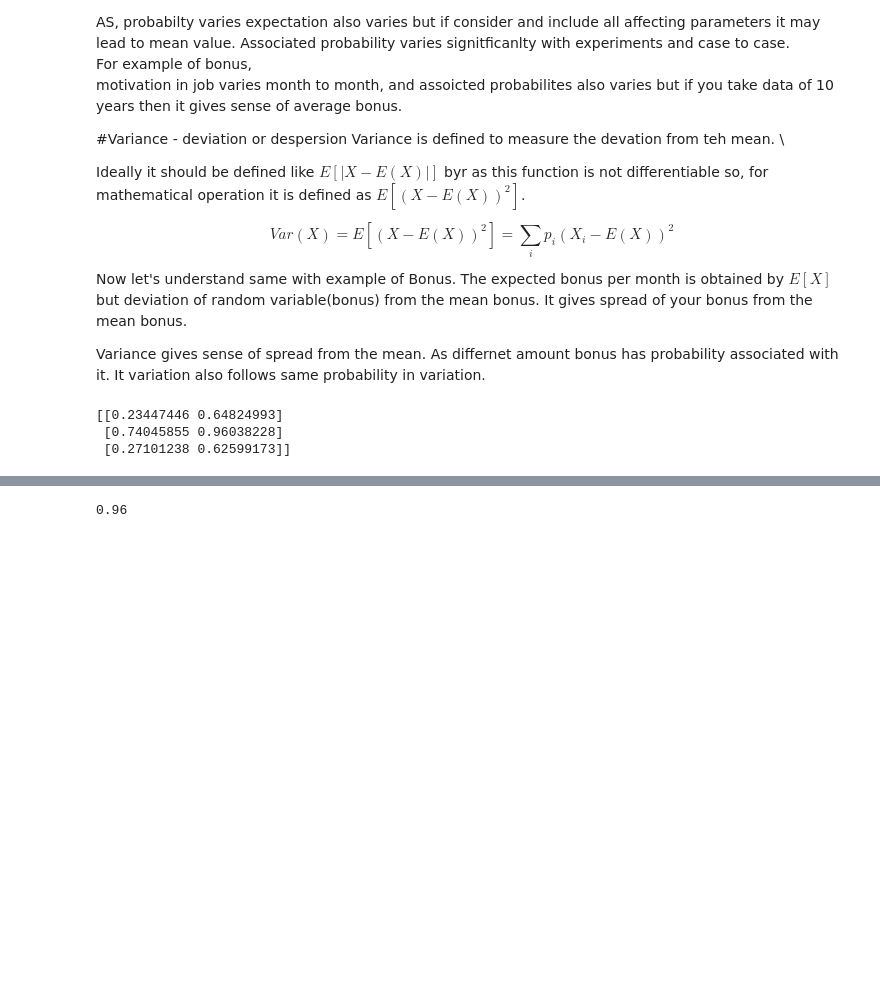
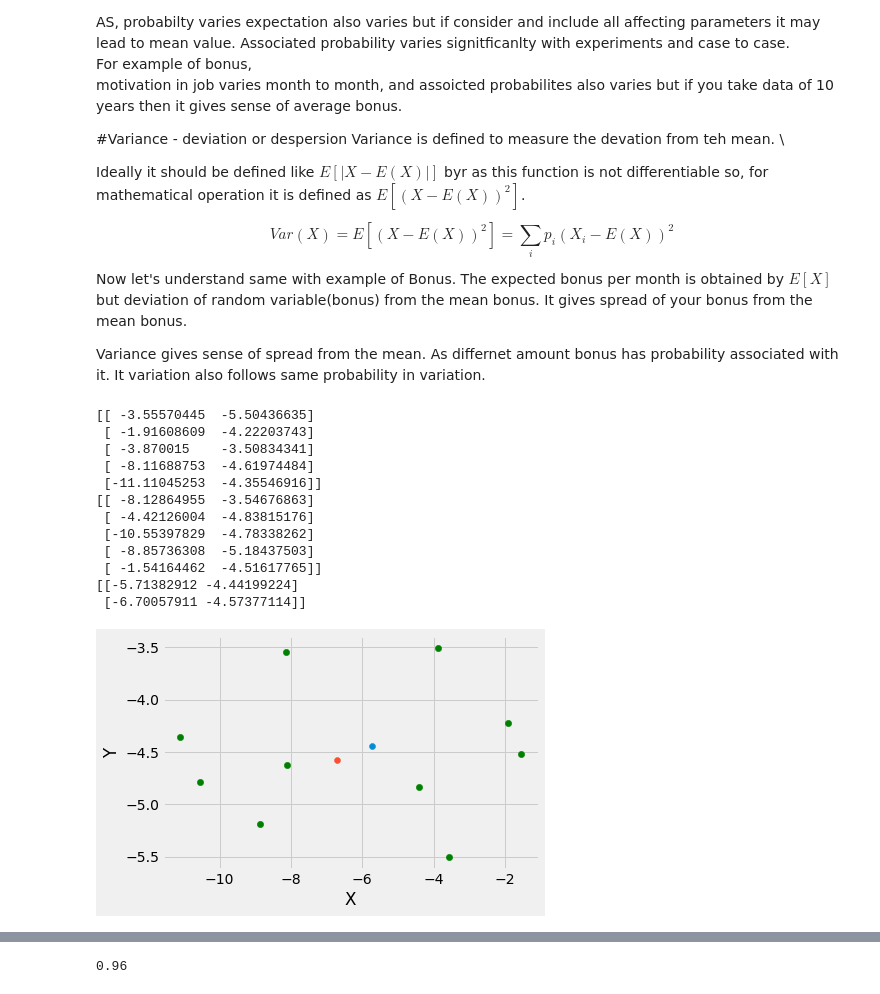
Before and after one commit to pragneshrana/Algo_Trial, a Jupyter notebook: EM.ipynb, the cells around one changed output, grey strips where cells are left out. Drawn from its saved outputs; the diff is of its cells as text; code cells hidden in the pictures; blank space fills up the shorter version.

```diff
--- a/EM.ipynb
+++ b/EM.ipynb
@@ -219,13 +219,29 @@ class Kmeans():
         self.no_of_cluster  = no_of_cluster
         self.max_iteration = max_iteration
 
-    def initialize_centroid(self):
+    def initialize_centroid_random(self):
       '''
       initialized centroid with random number
       centroid dimension = each row specifies one cluster
       '''
       #colXno_of_cluster data
       centroids =  np.random.rand(self.no_of_cluster,self.data_cols)
+      return centroids
+
+    def initialize_centroid(self):
+      '''
+      initialized centroid taking half of the dataset
+      centroid dimension = each row specifies one cluster
+      '''
+      #colXno_of_cluster data
+      centroids = np.zeros((self.no_of_cluster,self.data_cols))
+      k = int(self.data_rows/self.no_of_cluster)  #appriximate
+      j=0
+      for i in range(self.no_of_cluster):
+          print(self.data[j:k,:])
+          centroids[i,:] = np.mean(self.data[j:k,:],axis=0)
+          j=j+k
+          k=k+k
       return centroids
 
     def calculate_dist(self,data,centroids):
@@ -241,7 +257,8 @@ class Kmeans():
       distance  = np.zeros((self.data_rows,self.no_of_cluster))
       for i in range(self.no_of_cluster):
         centroid_matrix = np.ones((self.data_rows,self.data_cols)) * centroids[i,:]
-        distance[:,i] = np.square(np.linalg.norm(data - centroid_matrix))
+        distance_from_centroid = data - centroid_matrix
+        distance[:,i] = np.square(np.linalg.norm(distance_from_centroid,axis=1))
       return distance
 
     def find_nearest_centroid(self,distance):
@@ -249,7 +266,7 @@ class Kmeans():
       Returns the indices of the minimum values along an axis.
       return labels
       '''
-      return np.argmin(distance)
+      return np.argmin(distance,axis=1)
 
     def update_centroid(self,data,labels):
       '''
@@ -260,51 +277,75 @@ class Kmeans():
       new_data  = np.zeros((self.data_rows,self.data_cols+1))
       new_data[:,:-1] = data
       new_data[:,-1] = labels
+      print("new_data",new_data)
       for i in range(self.no_of_cluster):
         filtered_data = new_data[new_data[:,-1] == i]
         new_centroids[i,:] = np.mean(filtered_data[:,:-1])
+      print('new_centroids: ', new_centroids)
       return new_centroids
+
+    def plotting(self,data,centroid):
+      #plotting
+      plt.scatter(data[:, 0], data[:, 1], s = 40, color = 'g')
+      for i in range(self.no_of_cluster):
+            plt.scatter(centroid[i,0],centroid[i,1])
+      plt.xlabel("X")
+      plt.ylabel("Y")
+      plt.show()
 
     def fit(self,data):
       '''
       main method which wiil call above mehods successively
       '''
       centroids = self.initialize_centroid()
       print(centroids)
-      while(self.max_iteration):
+      self.plotting(data,centroids)
+      for i in range(self.max_iteration):
         distance = self.calculate_dist(data,centroids)
+        # print(distance)
         labels = self.find_nearest_centroid(distance)
+        # print(labels)
         centroids = self.update_centroid(data,labels)
-      # return label,centroids
+        # print(centroids)
+        # self.plotting(data,centroids)
+      # return labels,centroids
 
     def predict(self):
       '''
       It will predict for the test case
       '''
       pass
 
 
 # Creating Test DataSets using sklearn.datasets.make_blobs
 from sklearn.datasets.samples_generator import make_blobs
 from matplotlib import pyplot as plt
 from matplotlib import style
 
 #clustering points
 style.use("fivethirtyeight")
-X, y = make_blobs(n_samples = 10, centers = 3,
-			cluster_std = 1, n_features = 2)
-
+X, y = make_blobs(n_samples = 10, centers = 2,cluster_std = 1, n_features = 2)
 #calling KMeans
-kmean_obj = Kmeans(X,3,3)
+kmean_obj = Kmeans(X,2,5)
 kmean_obj.fit(X)
 
-#plotting
-plt.scatter(X[:, 0], X[:, 1], s = 40, color = 'g')
-plt.xlabel("X")
-plt.ylabel("Y")
-plt.show()
-plt.clf()
+# #plotting
+# plt.scatter(X[:, 0], X[:, 1], s = 40, color = 'g')
+# plt.xlabel("X")
+# plt.ylabel("Y")
+# plt.show()
+# plt.clf()
 # %% [output]
-[[0.23447446 0.64824993]
- [0.74045855 0.96038228]
- [0.27101238 0.62599173]]
+[[ -3.55570445  -5.50436635]
+ [ -1.91608609  -4.22203743]
+ [ -3.870015    -3.50834341]
+ [ -8.11688753  -4.61974484]
+ [-11.11045253  -4.35546916]]
+[[ -8.12864955  -3.54676863]
+ [ -4.42126004  -4.83815176]
+ [-10.55397829  -4.78338262]
+ [ -8.85736308  -5.18437503]
+ [ -1.54164462  -4.51617765]]
+[[-5.71382912 -4.44199224]
+ [-6.70057911 -4.57377114]]
+[figure, added]
```
Also changed, not shown: parts of 1 cell of this notebook.
